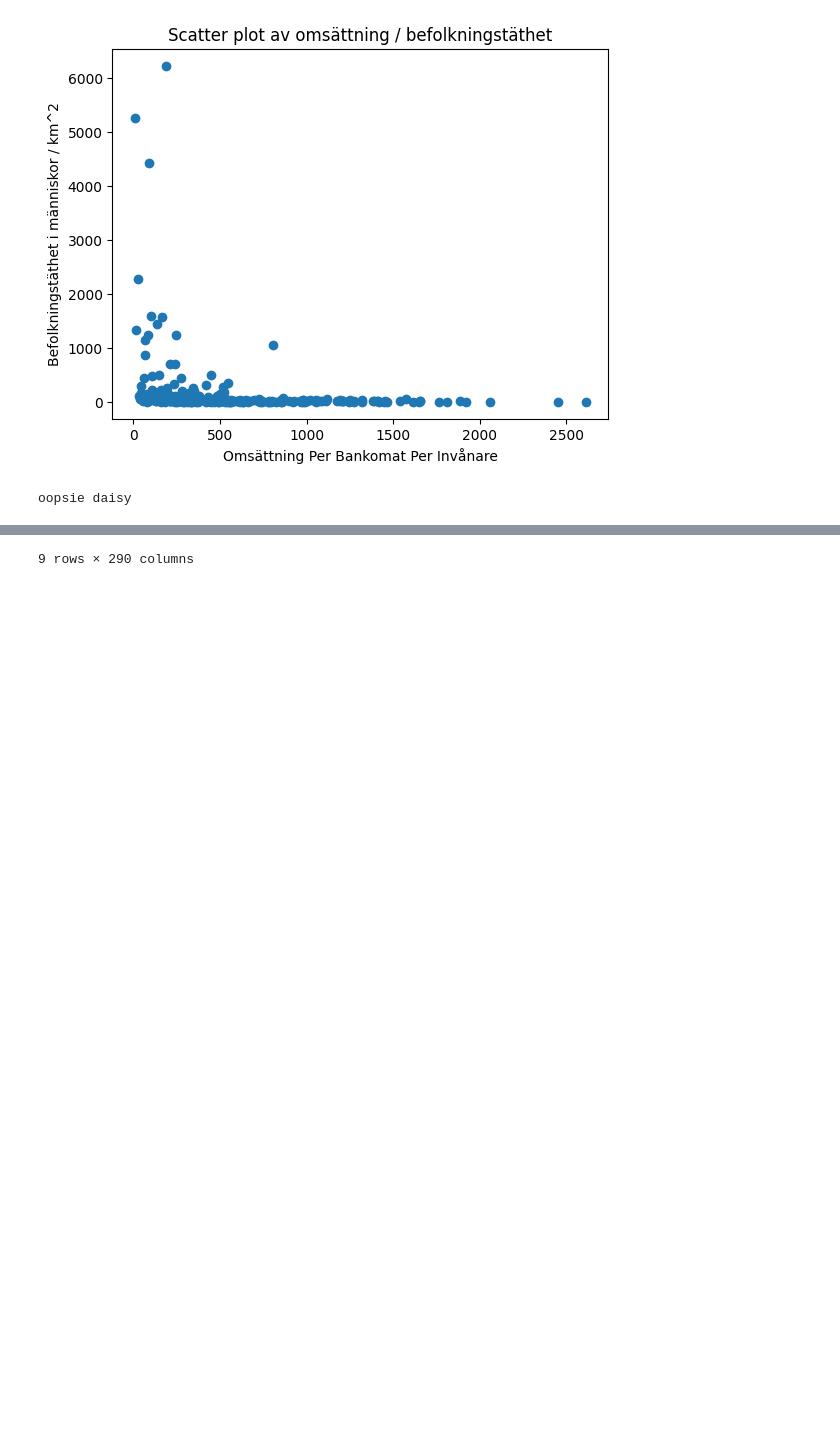
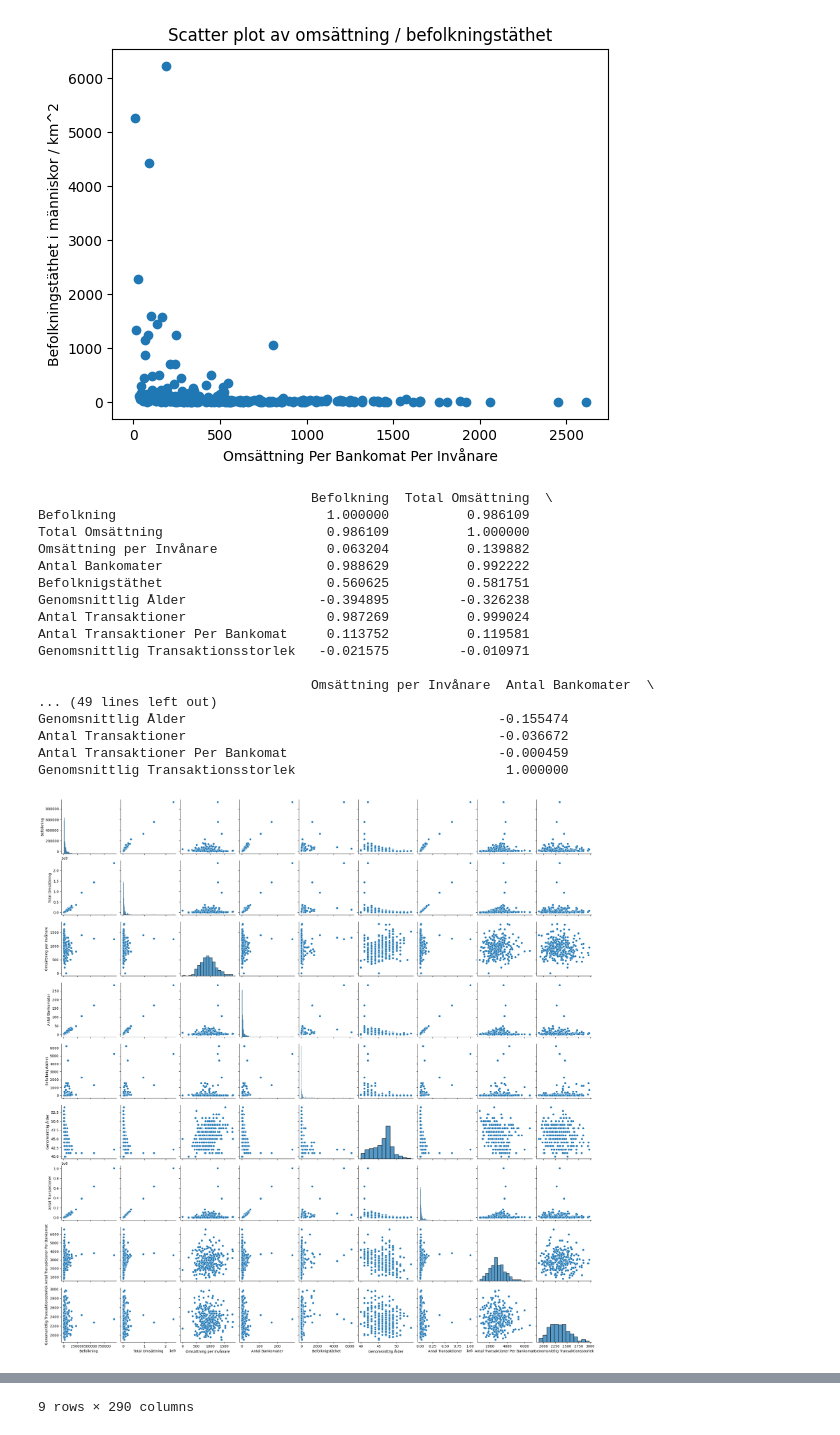
Before and after one commit to FabianFix/Kvaff-Projekt, a Jupyter notebook: project.ipynb, the cells around one changed output, grey strips where cells are left out. Drawn from its saved outputs; the diff is of its cells as text; code cells hidden in the pictures; blank space fills up the shorter version.

Commit message:
big boy seaborn

```diff
--- a/project.ipynb
+++ b/project.ipynb
@@ -104,6 +104,8 @@ Kiruna 3962637.090909091 1.2
 # %%
 from collections import defaultdict
 import pandas as pd
+import seaborn as sns
+from matplotlib import pyplot as plt
 
 month = "2022M01"
 year = int(month[0:4])
@@ -115,35 +117,58 @@ for kommun in data.kommuner:
         namn = kommun.namn
         befolkning = kommun.data[month]["total"]
         totalOmsättning = kommun.totalOmsättning
         omsättningPerInvånare = kommun.omsättningPerInvånare
         antalBankomater = kommun.antalBankomater
         befolkningstäthet = kommun.befolkningstätheter[year]
         snittÅlder = kommun.snittÅlder
         antalTransaktioner = kommun.totalTransaktionsAntal
         antalTransaktionerPerBankomat = kommun.snittTransaktionsAntal
         genomsnittligTransaktionsStorlek = kommun.totalOmsättning / kommun.totalTransaktionsAntal
     except:
-        print("oopsie daisy")
+        pass
     try:
         dataDict[namn] = {
             "Befolkning": befolkning,
             "Total Omsättning": totalOmsättning,
             "Omsättning per Invånare": omsättningPerInvånare,
             "Antal Bankomater": antalBankomater,
             "Befolknigstäthet": befolkningstäthet,
             "Genomsnittlig Ålder": snittÅlder,
             "Antal Transaktioner": antalTransaktioner,
             "Antal Transaktioner Per Bankomat": antalTransaktionerPerBankomat,
             "Genomsnittlig Transaktionsstorlek": genomsnittligTransaktionsStorlek
         }
     except: pass
 
 df = pd.DataFrame(dataDict)
 df.to_csv("initialResults.tsv", sep="\t")
 
+print(df.T.corr())
+
+seaborn = sns
+seaborn.pairplot(data=df.T)
+plt.show()
+
 display(df)
 # %% [output]
-oopsie daisy
+                                   Befolkning  Total Omsättning  \
+Befolkning                           1.000000          0.986109
+Total Omsättning                     0.986109          1.000000
+Omsättning per Invånare              0.063204          0.139882
+Antal Bankomater                     0.988629          0.992222
+Befolknigstäthet                     0.560625          0.581751
+Genomsnittlig Ålder                 -0.394895         -0.326238
+Antal Transaktioner                  0.987269          0.999024
+Antal Transaktioner Per Bankomat     0.113752          0.119581
+Genomsnittlig Transaktionsstorlek   -0.021575         -0.010971
+
+                                   Omsättning per Invånare  Antal Bankomater  \
+... (49 lines left out)
+Genomsnittlig Ålder                                        -0.155474
+Antal Transaktioner                                        -0.036672
+Antal Transaktioner Per Bankomat                           -0.000459
+Genomsnittlig Transaktionsstorlek                           1.000000
+[figure, added]
 |  | Upplands Väsby | Vallentuna | Österåker | Värmdö | Järfälla | Ekerö | Huddinge | Botkyrka | Salem | ... |
 | Befolkning | 4.550600e+04 | 3.266600e+04 | 4.587400e+04 | 4.405200e+04 | 7.884400e+04 | 2.771600e+04 | 1.082590e+05 | 9.047500e+04 | 1.638000e+04 | ... |
 | Total Omsättning | 8.569685e+07 | 3.421275e+07 | 4.596429e+07 | 4.843284e+07 | 1.315779e+08 | 1.896556e+07 | 2.114562e+08 | 2.171744e+08 | 2.088732e+07 | ... |
```
Also changed, not shown: parts of 3 cells of this notebook, 1 other file.
